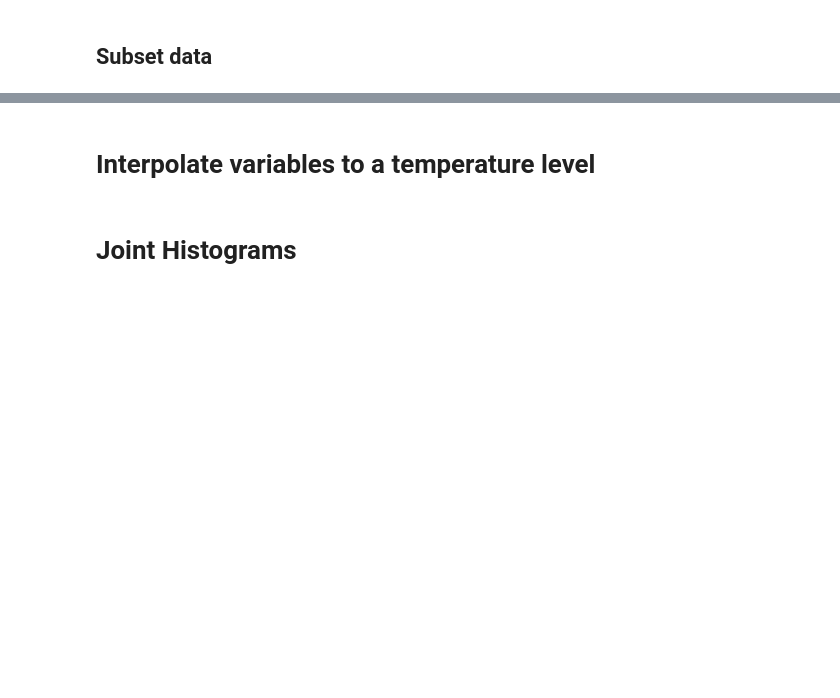
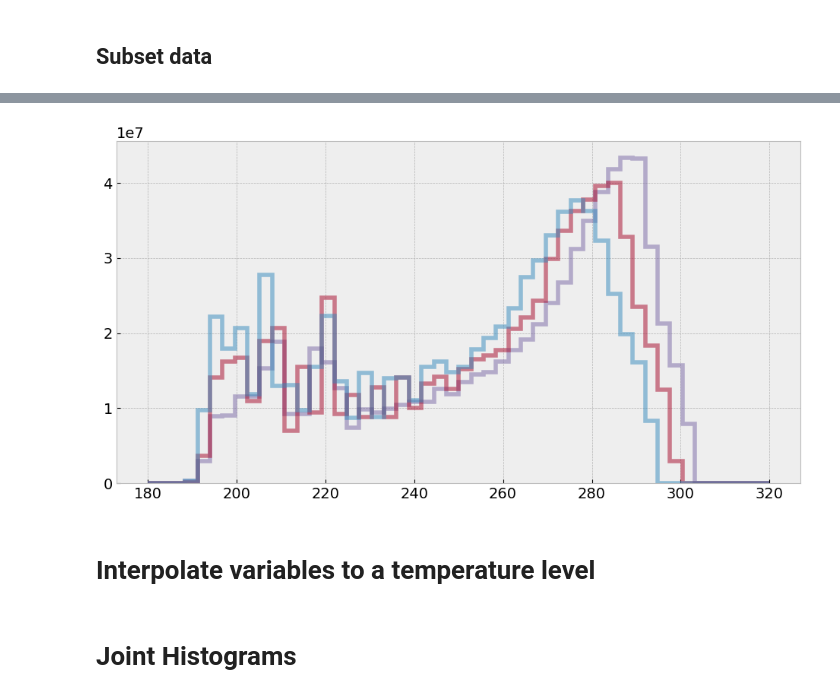
Before and after one commit to spencer-ressel/thesis-work, a Jupyter notebook: python/aquaplanet_analysis/4_cloud_radiative_feedback_analysis.ipynb, the cells around one changed output, grey strips where cells are left out. Saved outputs shown, nothing was run; the diff lists cells and outputs as text; code cells hidden in the pictures; blank space fills up the shorter version.

```diff
--- a/python/aquaplanet_analysis/4_cloud_radiative_feedback_analysis.ipynb
+++ b/python/aquaplanet_analysis/4_cloud_radiative_feedback_analysis.ipynb
@@ -139,0 +159,33 @@ multi_experiment_variables_subset['Cloud Liquid Water Path'].attrs['units'] = 'k
+# %%
+temp_hist = multi_experiment_variables_subset['Temperature'].stats.histogram(dims=['time', 'plev', 'lat', 'lon'], bins=50, range=[180, 320])
+
+SAVE_FIG = False
+PLOT_MODE = "slides"
+FIG_LAYOUT = 'twocol'
+plt.style.use('bmh')
+set_plot_mode(PLOT_MODE)
+plt.rcParams['mathtext.fontset'] = 'dejavusans'
+
+fig = plt.figure(figsize=get_figsize(PLOT_MODE, FIG_LAYOUT))
+gs = fig.add_gridspec(1, 1, wspace=0.3)
+gs.update(left=0.05, right=0.95, bottom=0.05, top=0.95)
+
+ax = []
+ax.append(fig.add_subplot(gs[0]))
+
+left, bottom, width, height = [0.255, 0.65, 0.17, 0.25]
+
+for index, experiment in enumerate(coords.experiments.values):
+    ax[0].stairs(
+        temp_hist['counts'].sel(experiment=experiment),
+        temp_hist['bin_edges'],
+        alpha=0.5,
+        color=bmh_colors(index+1),
+        label=config.EXPERIMENT_DISPLAY_NAMES[experiment],
+        zorder=4-index,
+        linewidth = 4
+    )
+
+plt.show()
+# %% [output]
+[figure, added]
```
Also changed, not shown: parts of 31 cells of this notebook, 24 other files.
